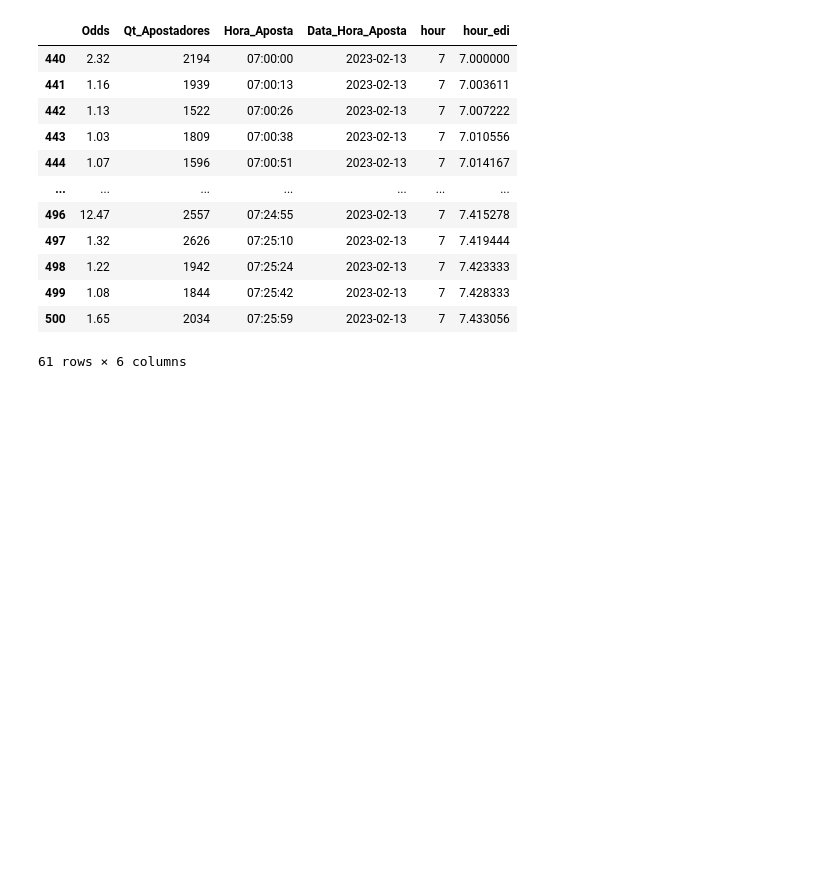
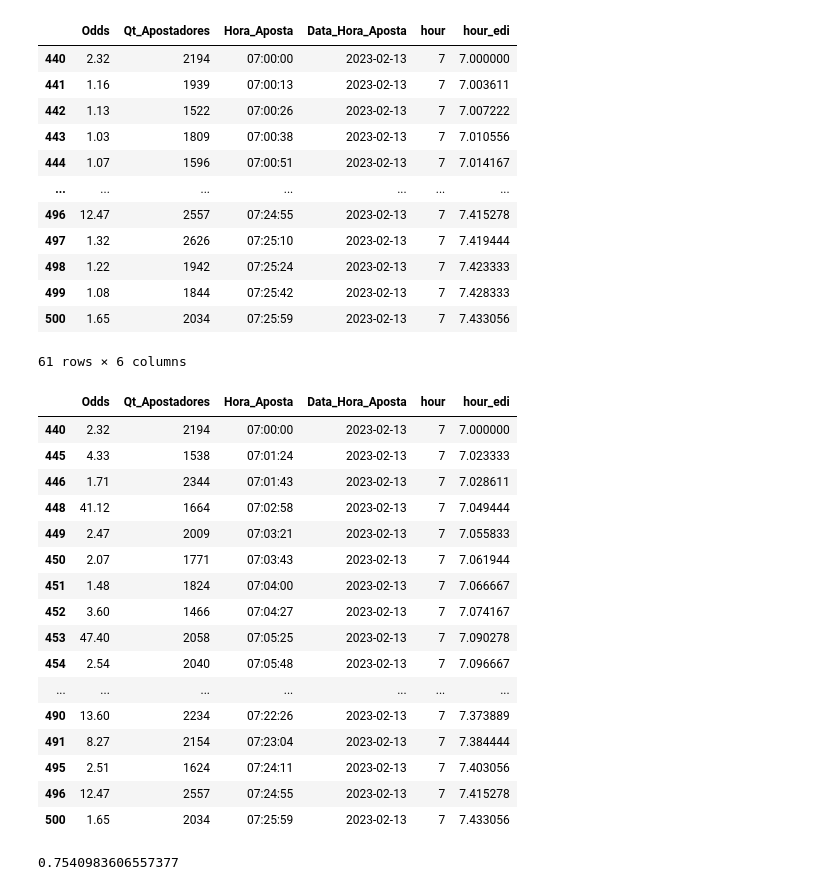
Before and after one commit to oziieljuniior/Print_de_telas, a Jupyter notebook: python_project/Relatorios/hera_0_1.ipynb, the cells around one changed output. Drawn from its saved outputs; the diff is of its cells as text; code cells hidden in the pictures; blank space fills up the shorter version.

```diff
--- a/python_project/Relatorios/hera_0_1.ipynb
+++ b/python_project/Relatorios/hera_0_1.ipynb
@@ -430,3 +473,29 @@ data_hora7
 | 499 | 1.08 | 1844 | 07:25:42 | 2023-02-13 | 7 | 7.428333 |
 | 500 | 1.65 | 2034 | 07:25:59 | 2023-02-13 | 7 | 7.433056 |
 61 rows × 6 columns
+# %%
+data_hora7[data_hora7['Odds']>=1.45]
+# %% [output]
+|  | Odds | Qt_Apostadores | Hora_Aposta | Data_Hora_Aposta | hour | hour_edi |
+| 440 | 2.32 | 2194 | 07:00:00 | 2023-02-13 | 7 | 7.000000 |
+| 445 | 4.33 | 1538 | 07:01:24 | 2023-02-13 | 7 | 7.023333 |
+| 446 | 1.71 | 2344 | 07:01:43 | 2023-02-13 | 7 | 7.028611 |
+| 448 | 41.12 | 1664 | 07:02:58 | 2023-02-13 | 7 | 7.049444 |
+| 449 | 2.47 | 2009 | 07:03:21 | 2023-02-13 | 7 | 7.055833 |
+| 450 | 2.07 | 1771 | 07:03:43 | 2023-02-13 | 7 | 7.061944 |
+| 451 | 1.48 | 1824 | 07:04:00 | 2023-02-13 | 7 | 7.066667 |
+| 452 | 3.60 | 1466 | 07:04:27 | 2023-02-13 | 7 | 7.074167 |
+| 453 | 47.40 | 2058 | 07:05:25 | 2023-02-13 | 7 | 7.090278 |
+| 454 | 2.54 | 2040 | 07:05:48 | 2023-02-13 | 7 | 7.096667 |
+| ... | ... | ... | ... | ... | ... | ... |
+| 490 | 13.60 | 2234 | 07:22:26 | 2023-02-13 | 7 | 7.373889 |
+| 491 | 8.27 | 2154 | 07:23:04 | 2023-02-13 | 7 | 7.384444 |
+| 495 | 2.51 | 1624 | 07:24:11 | 2023-02-13 | 7 | 7.403056 |
+| 496 | 12.47 | 2557 | 07:24:55 | 2023-02-13 | 7 | 7.415278 |
+| 500 | 1.65 | 2034 | 07:25:59 | 2023-02-13 | 7 | 7.433056 |
+# %%
+#Proporção de ods acima de 1.45
+p_1457 = len(data_hora7[data_hora7['Odds'] >= 1.45])/len(data_hora7['Odds'])
+p_1457
+# %% [output]
+0.7540983606557377
```
Also changed, not shown: parts of 6 cells of this notebook, 3 other files.
